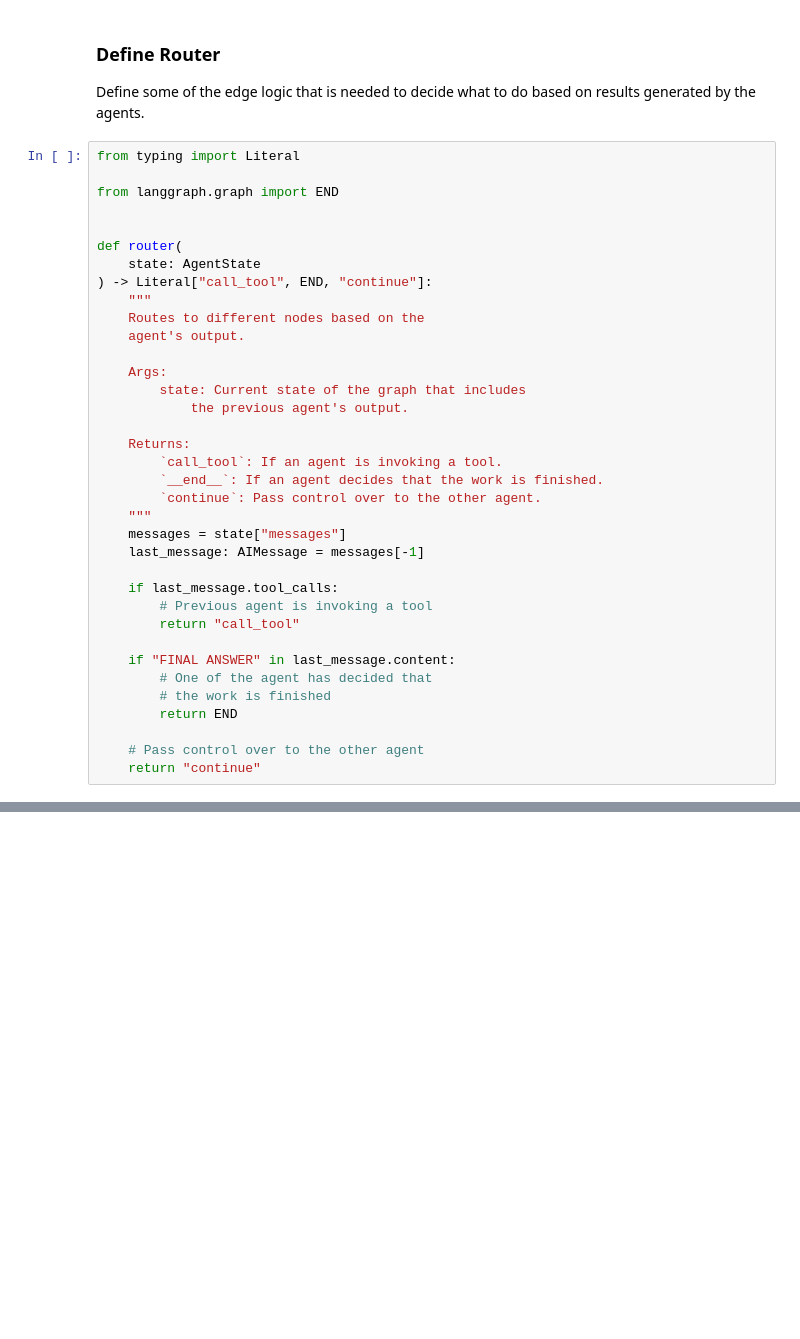
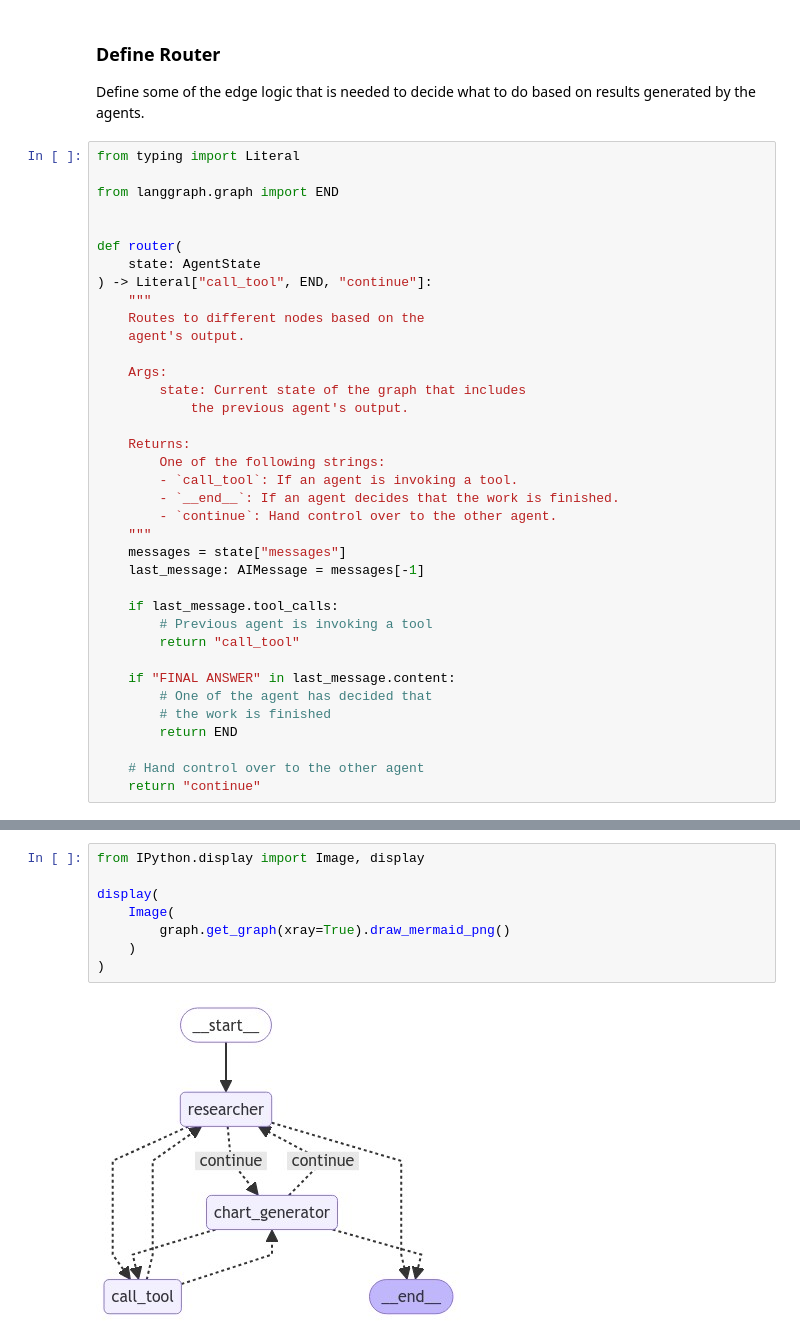
Before and after one commit to TCLee/multi-agent-collab, a Jupyter notebook: multi-agent-collab.ipynb, the cells around one changed output, grey strips where cells are left out. Cells and saved outputs as stored; diff of their text form; blank space fills up the shorter version.

Commit message:
Build and visualize the graph

```diff
--- a/multi-agent-collab.ipynb
+++ b/multi-agent-collab.ipynb
@@ -401,9 +401,10 @@ def router(
             the previous agent's output.
 
     Returns:
-        `call_tool`: If an agent is invoking a tool.
-        `__end__`: If an agent decides that the work is finished.
-        `continue`: Pass control over to the other agent.
+        One of the following strings:
+        - `call_tool`: If an agent is invoking a tool.
+        - `__end__`: If an agent decides that the work is finished.
+        - `continue`: Hand control over to the other agent.
     """
     messages = state["messages"]
     last_message: AIMessage = messages[-1]
@@ -417,5 +418,5 @@ def router(
         # the work is finished
         return END
 
-    # Pass control over to the other agent
+    # Hand control over to the other agent
     return "continue"
@@ -421,0 +483,10 @@ def router(
+# %%
+from IPython.display import Image, display
+
+display(
+    Image(
+        graph.get_graph(xray=True).draw_mermaid_png()
+    )
+)
+# %% [output]
+[figure, added]
```
Also changed, not shown: parts of 3 cells of this notebook.
